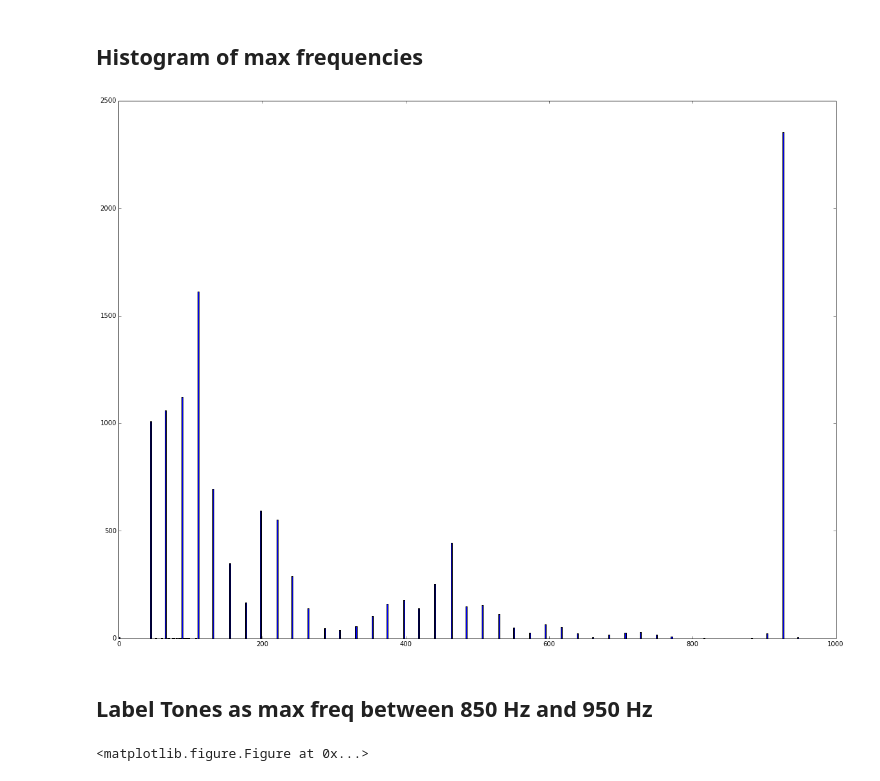
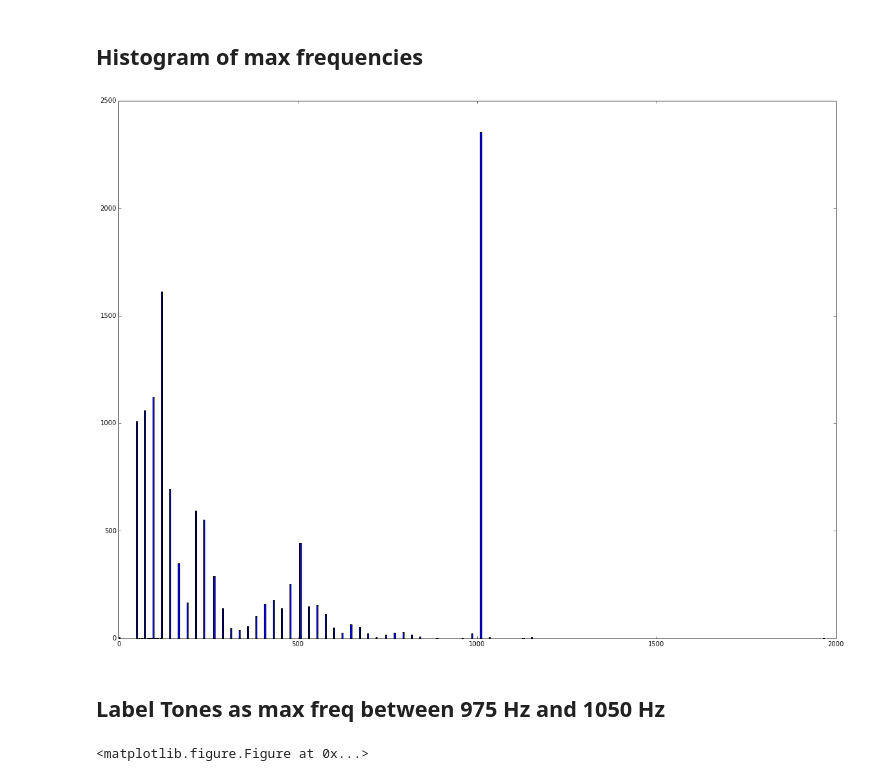
Before and after one commit to dmaust/MorseCodeDecoder, a Jupyter notebook: Morse decoder.ipynb, the cells around one changed output. Drawn from its saved outputs; the diff is of its cells as text; code cells hidden in the pictures.

```diff
--- a/Morse decoder.ipynb
+++ b/Morse decoder.ipynb
@@ -19,11 +20,11 @@ import numpy as np
 # %% [markdown]
 ## Identify the frequency with the highest amplititude on an FFT.
 # %%
-#Assume 44.1KHz sampling
+#Assume 48KHz sampling
 
 def max_freq(data):
     ind = np.argmax(abs(fft(data)))
-    return fftfreq(len(data), 1/44100.)[ind]
+    return fftfreq(len(data), 1/48000.)[ind]
 
 max_freqs = np.array([max_freq(data[ind:ind+2000]) for ind in range(0, data.shape[0],100)])
 # pd.rolling_apply(data[:], 4000, max_freq)
@@ -32,11 +33,11 @@ max_freqs = np.array([max_freq(data[ind:ind+2000]) for ind in range(0, data.shap
 # %%
 from pylab import figure
 figure(figsize=(20,15))
-hist(max_freqs[max_freqs < 1000], bins=500)
+hist(max_freqs[max_freqs < 2000], bins=500)
 None
 # %% [output]
-[figure, old version]
+[figure, new version]
 # %% [markdown]
-## Label Tones as max freq between 850 Hz and 950 Hz
+## Label Tones as max freq between 975 Hz and 1050 Hz
 # %%
 from pylab import hist
```
Also changed, not shown: parts of 7 cells of this notebook, 1 other file.
